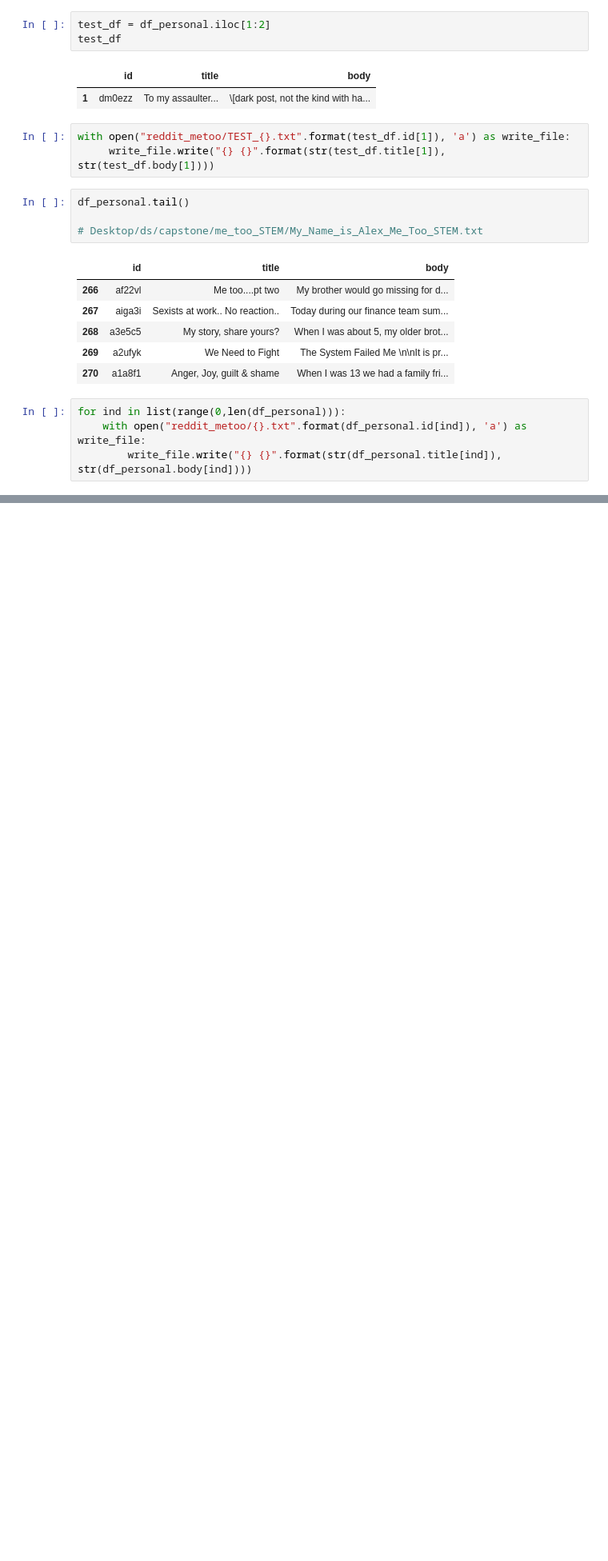
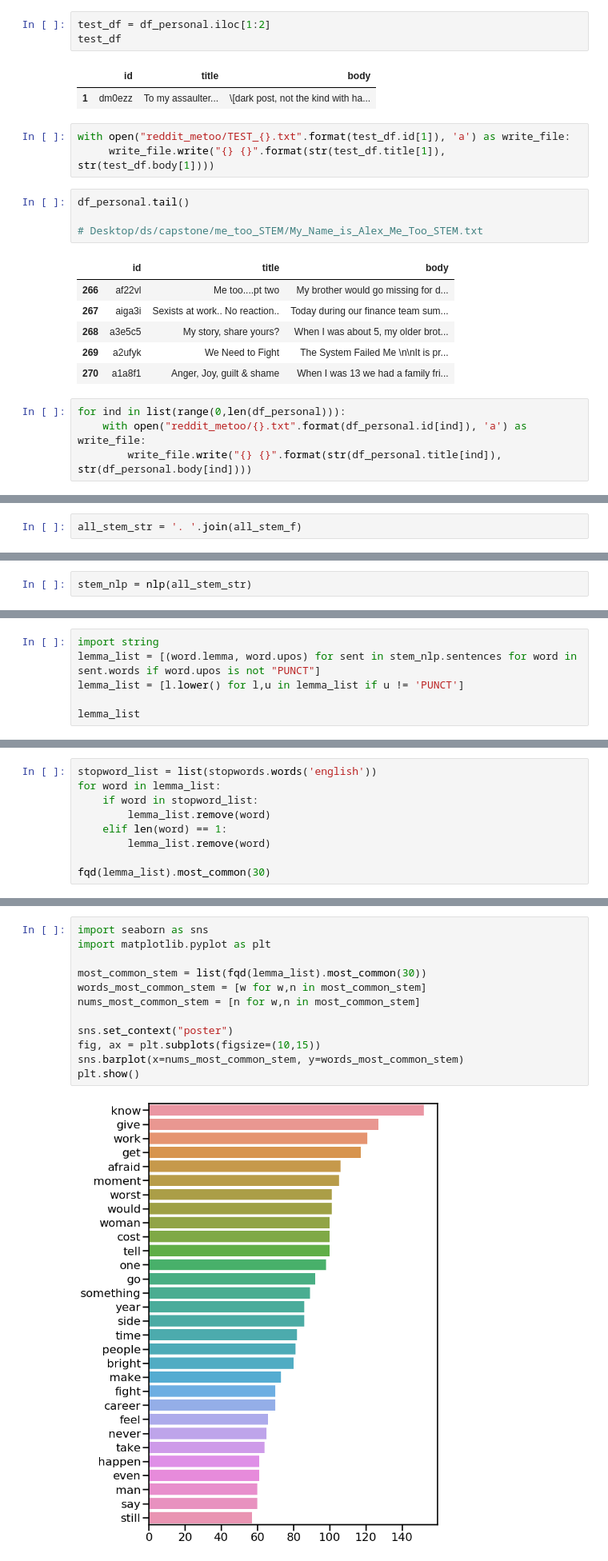
Before and after one commit to k-christensen/MeToo_in_STEM, a Jupyter notebook: exploratory.ipynb, the cells around one changed output, grey strips where cells are left out. Shown: that part at 80% size. Cells and saved outputs as stored; diff of their text form; blank space fills up the shorter version.

Commit message:
downloaded stanford nlp, began exploratory work on stem corpus, script created to open corpus folders

```diff
--- a/exploratory.ipynb
+++ b/exploratory.ipynb
@@ -357,0 +659,2 @@ for ind in list(range(0,len(df_personal))):
+# %%
+all_stem_str = '. '.join(all_stem_f)
@@ -357,0 +683,2 @@ for ind in list(range(0,len(df_personal))):
+# %%
+stem_nlp = nlp(all_stem_str)
@@ -357,0 +692,6 @@ for ind in list(range(0,len(df_personal))):
+# %%
+import string
+lemma_list = [(word.lemma, word.upos) for sent in stem_nlp.sentences for word in sent.words if word.upos is not "PUNCT"]
+lemma_list = [l.lower() for l,u in lemma_list if u != 'PUNCT']
+
+lemma_list
@@ -357,0 +720,9 @@ for ind in list(range(0,len(df_personal))):
+# %%
+stopword_list = list(stopwords.words('english'))
+for word in lemma_list:
+    if word in stopword_list:
+        lemma_list.remove(word)
+    elif len(word) == 1:
+        lemma_list.remove(word)
+
+fqd(lemma_list).most_common(30)
@@ -357,0 +793,14 @@ for ind in list(range(0,len(df_personal))):
+# %%
+import seaborn as sns
+import matplotlib.pyplot as plt
+
+most_common_stem = list(fqd(lemma_list).most_common(30))
+words_most_common_stem = [w for w,n in most_common_stem]
+nums_most_common_stem = [n for w,n in most_common_stem]
+
+sns.set_context("poster")
+fig, ax = plt.subplots(figsize=(10,15))
+sns.barplot(x=nums_most_common_stem, y=words_most_common_stem)
+plt.show()
+# %% [output]
+[figure, added]
```
Also changed, not shown: parts of 46 cells of this notebook, 3 other files.
